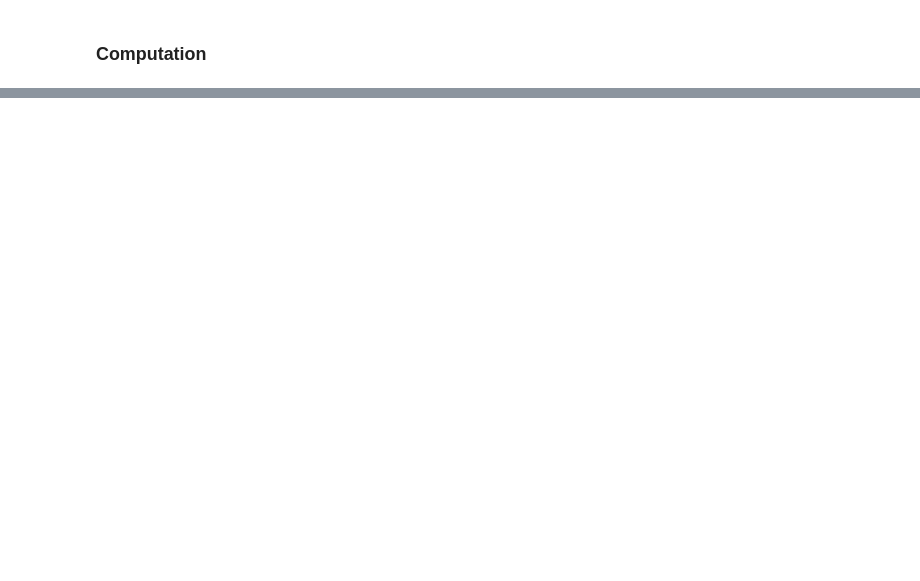
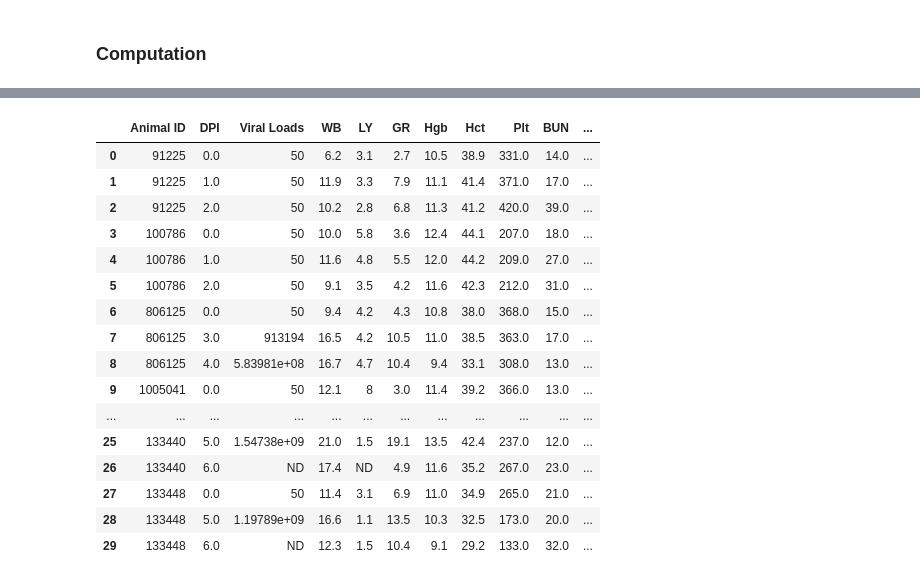
Before and after one commit to denis-torre/yfv-analysis, a Jupyter notebook: pipeline/notebooks/Development.ipynb, the cells around one changed output, grey strips where cells are left out. Drawn from its saved outputs; the diff is of its cells as text; code cells hidden in the pictures; blank space fills up the shorter version.

```diff
--- a/pipeline/notebooks/Development.ipynb
+++ b/pipeline/notebooks/Development.ipynb
@@ -17,0 +79,20 @@ infile = 'rawdata.dir/GSE51972_series_matrix.txt'
+# %%
+clinicalDataframe
+# %% [output]
+|  | Animal ID | DPI | Viral Loads | WB | LY | GR | Hgb | Hct | Plt | BUN | ... |
+| 0 | 91225 | 0.0 | 50 | 6.2 | 3.1 | 2.7 | 10.5 | 38.9 | 331.0 | 14.0 | ... |
+| 1 | 91225 | 1.0 | 50 | 11.9 | 3.3 | 7.9 | 11.1 | 41.4 | 371.0 | 17.0 | ... |
+| 2 | 91225 | 2.0 | 50 | 10.2 | 2.8 | 6.8 | 11.3 | 41.2 | 420.0 | 39.0 | ... |
+| 3 | 100786 | 0.0 | 50 | 10.0 | 5.8 | 3.6 | 12.4 | 44.1 | 207.0 | 18.0 | ... |
+| 4 | 100786 | 1.0 | 50 | 11.6 | 4.8 | 5.5 | 12.0 | 44.2 | 209.0 | 27.0 | ... |
+| 5 | 100786 | 2.0 | 50 | 9.1 | 3.5 | 4.2 | 11.6 | 42.3 | 212.0 | 31.0 | ... |
+| 6 | 806125 | 0.0 | 50 | 9.4 | 4.2 | 4.3 | 10.8 | 38.0 | 368.0 | 15.0 | ... |
+| 7 | 806125 | 3.0 | 913194 | 16.5 | 4.2 | 10.5 | 11.0 | 38.5 | 363.0 | 17.0 | ... |
+| 8 | 806125 | 4.0 | 5.83981e+08 | 16.7 | 4.7 | 10.4 | 9.4 | 33.1 | 308.0 | 13.0 | ... |
+| 9 | 1005041 | 0.0 | 50 | 12.1 | 8 | 3.0 | 11.4 | 39.2 | 366.0 | 13.0 | ... |
+| ... | ... | ... | ... | ... | ... | ... | ... | ... | ... | ... | ... |
+| 25 | 133440 | 5.0 | 1.54738e+09 | 21.0 | 1.5 | 19.1 | 13.5 | 42.4 | 237.0 | 12.0 | ... |
+| 26 | 133440 | 6.0 | ND | 17.4 | ND | 4.9 | 11.6 | 35.2 | 267.0 | 23.0 | ... |
+| 27 | 133448 | 0.0 | 50 | 11.4 | 3.1 | 6.9 | 11.0 | 34.9 | 265.0 | 21.0 | ... |
+| 28 | 133448 | 5.0 | 1.19789e+09 | 16.6 | 1.1 | 13.5 | 10.3 | 32.5 | 173.0 | 20.0 | ... |
+| 29 | 133448 | 6.0 | ND | 12.3 | 1.5 | 10.4 | 9.1 | 29.2 | 133.0 | 32.0 | ... |
```
Also changed, not shown: parts of 7 cells of this notebook, 2 other files.
